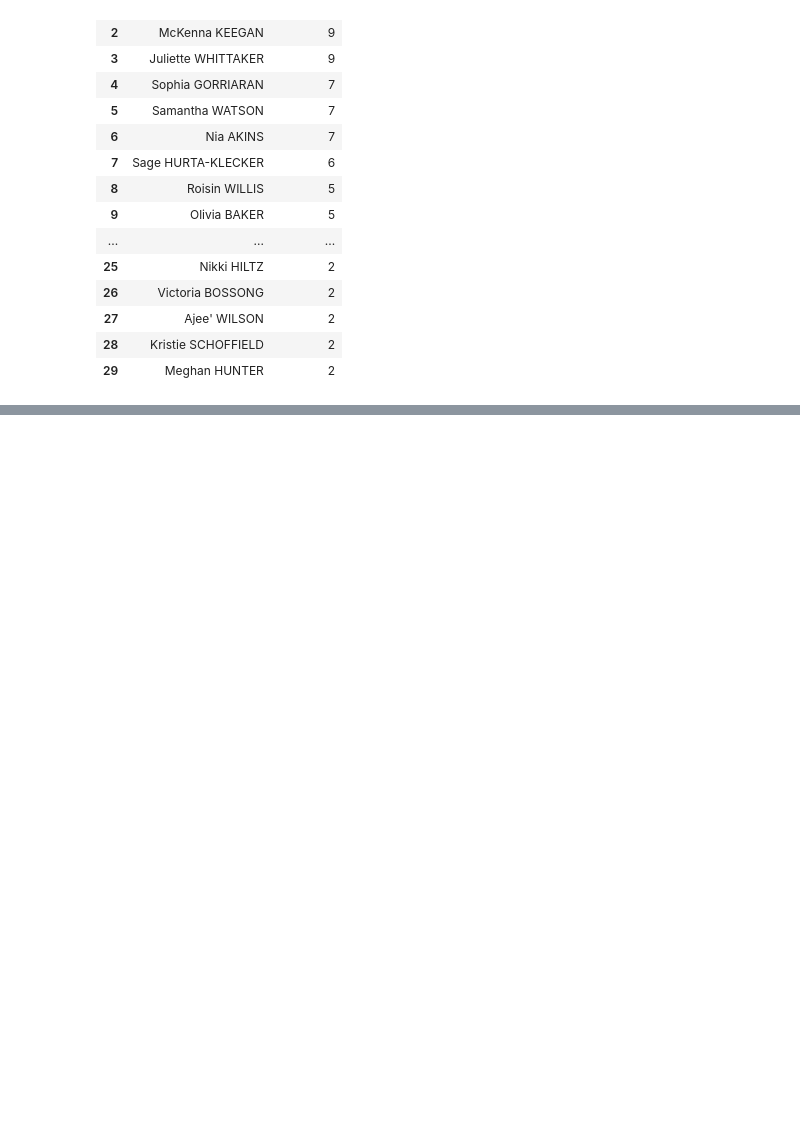
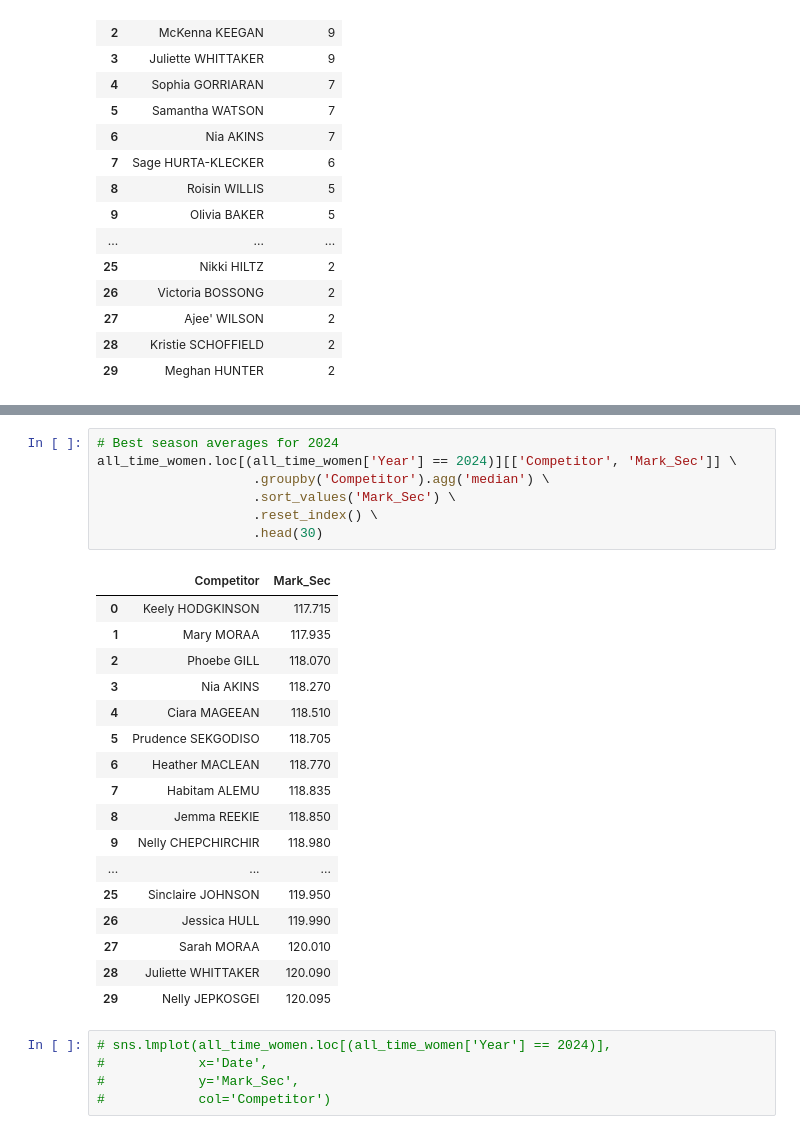
Before and after one commit to mitchellggreenhalgh/world-athletics-analysis, a Jupyter notebook: 800m_analysis.ipynb, the cells around one changed output, grey strips where cells are left out. Cells and saved outputs as stored; diff of their text form; blank space fills up the shorter version.

```diff
--- a/800m_analysis.ipynb
+++ b/800m_analysis.ipynb
@@ -369,0 +395,30 @@ all_time_women.loc[(all_time_women['Year'] != 2025) &
+# %%
+# Best season averages for 2024
+all_time_women.loc[(all_time_women['Year'] == 2024)][['Competitor', 'Mark_Sec']] \
+                    .groupby('Competitor').agg('median') \
+                    .sort_values('Mark_Sec') \
+                    .reset_index() \
+                    .head(30)
+# %% [output]
+|  | Competitor | Mark_Sec |
+| 0 | Keely HODGKINSON | 117.715 |
+| 1 | Mary MORAA | 117.935 |
+| 2 | Phoebe GILL | 118.070 |
+| 3 | Nia AKINS | 118.270 |
+| 4 | Ciara MAGEEAN | 118.510 |
+| 5 | Prudence SEKGODISO | 118.705 |
+| 6 | Heather MACLEAN | 118.770 |
+| 7 | Habitam ALEMU | 118.835 |
+| 8 | Jemma REEKIE | 118.850 |
+| 9 | Nelly CHEPCHIRCHIR | 118.980 |
+| ... | ... | ... |
+| 25 | Sinclaire JOHNSON | 119.950 |
+| 26 | Jessica HULL | 119.990 |
+| 27 | Sarah MORAA | 120.010 |
+| 28 | Juliette WHITTAKER | 120.090 |
+| 29 | Nelly JEPKOSGEI | 120.095 |
+# %%
+# sns.lmplot(all_time_women.loc[(all_time_women['Year'] == 2024)],
+#            x='Date',
+#            y='Mark_Sec',
+#            col='Competitor')
```
Also changed, not shown: parts of 3 cells of this notebook.
